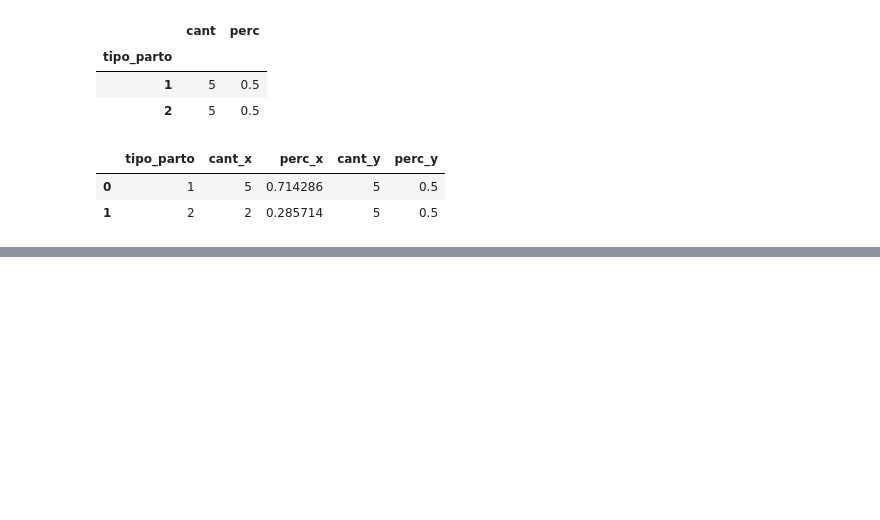
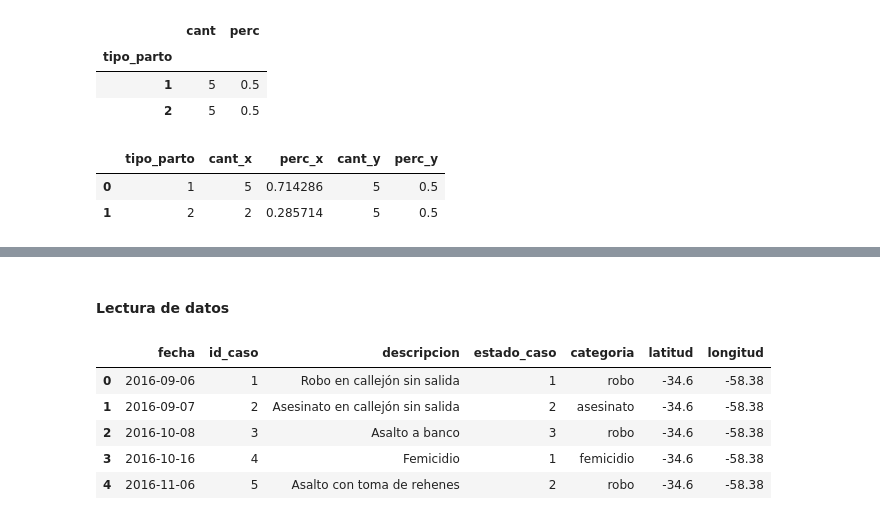
Before and after one commit to tomasBustamante/exploratory-data-analysis, a Jupyter notebook: notebooks/Ejercicios_Pandas.ipynb, the cells around one changed output, grey strips where cells are left out. Cells and saved outputs as stored; diff of their text form; code cells hidden in the pictures; blank space fills up the shorter version.

```diff
--- a/notebooks/Ejercicios_Pandas.ipynb
+++ b/notebooks/Ejercicios_Pandas.ipynb
@@ -567,0 +598,12 @@ merged
+# %% [markdown]
+#### Lectura de datos
+# %%
+casos = pd.read_csv('../data/gcpd/casos.csv', encoding = 'utf-8', parse_dates=['fecha'])
+casos.head()
+# %% [output]
+|  | fecha | id_caso | descripcion | estado_caso | categoria | latitud | longitud |
+| 0 | 2016-09-06 | 1 | Robo en callejón sin salida | 1 | robo | -34.6 | -58.38 |
+| 1 | 2016-09-07 | 2 | Asesinato en callejón sin salida | 2 | asesinato | -34.6 | -58.38 |
+| 2 | 2016-10-08 | 3 | Asalto a banco | 3 | robo | -34.6 | -58.38 |
+| 3 | 2016-10-16 | 4 | Femicidio | 1 | femicidio | -34.6 | -58.38 |
+| 4 | 2016-11-06 | 5 | Asalto con toma de rehenes | 2 | robo | -34.6 | -58.38 |
```
Also changed, not shown: parts of 25 cells of this notebook.
